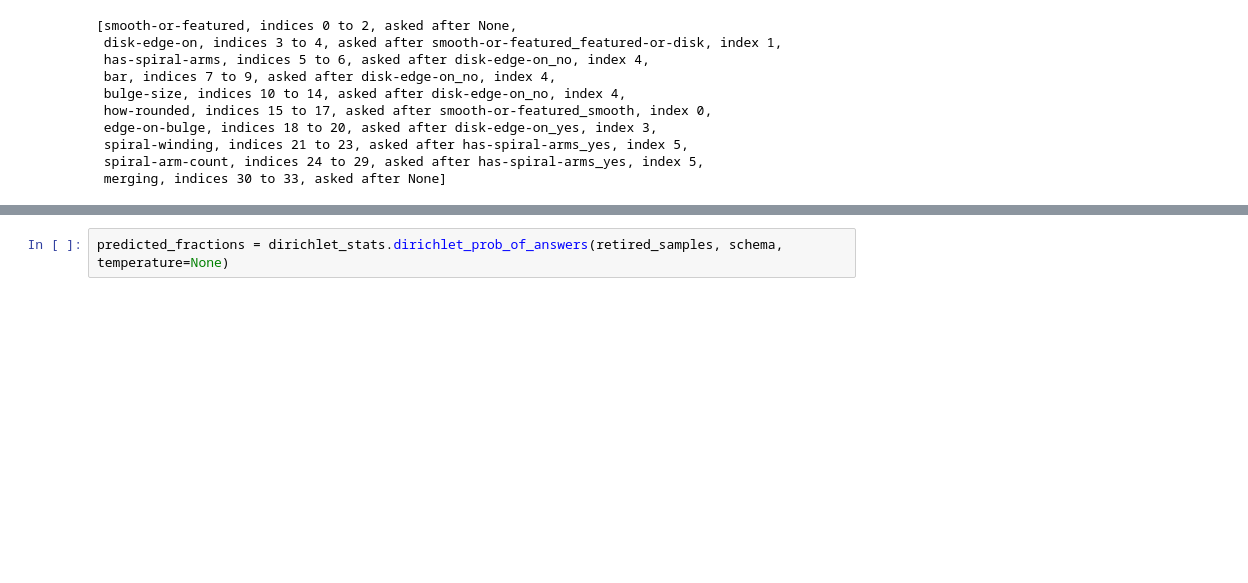
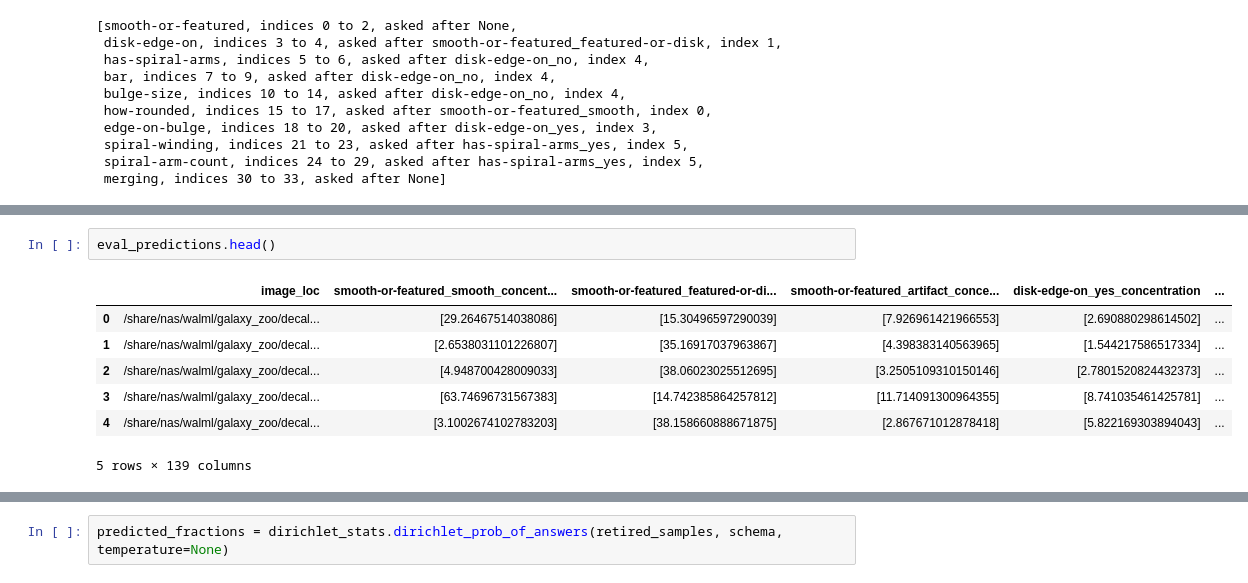
Before and after one commit to colinleach/zoobot, a Jupyter notebook: notebooks/multiq/performance/performance_metrics.ipynb, the cells around one changed output, grey strips where cells are left out. Drawn from its saved outputs; the diff is of its cells as text; blank space fills up the shorter version.

```diff
--- a/notebooks/multiq/performance/performance_metrics.ipynb
+++ b/notebooks/multiq/performance/performance_metrics.ipynb
@@ -104,0 +136,10 @@ print(samples.shape)
+# %%
+eval_predictions.head()
+# %% [output]
+|  | image_loc | smooth-or-featured_smooth_concent... | smooth-or-featured_featured-or-di... | smooth-or-featured_artifact_conce... | disk-edge-on_yes_concentration | ... |
+| 0 | /share/nas/walml/galaxy_zoo/decal... | [29.26467514038086] | [15.30496597290039] | [7.926961421966553] | [2.690880298614502] | ... |
+| 1 | /share/nas/walml/galaxy_zoo/decal... | [2.6538031101226807] | [35.16917037963867] | [4.398383140563965] | [1.544217586517334] | ... |
+| 2 | /share/nas/walml/galaxy_zoo/decal... | [4.948700428009033] | [38.06023025512695] | [3.2505109310150146] | [2.7801520824432373] | ... |
+| 3 | /share/nas/walml/galaxy_zoo/decal... | [63.74696731567383] | [14.742385864257812] | [11.714091300964355] | [8.741035461425781] | ... |
+| 4 | /share/nas/walml/galaxy_zoo/decal... | [3.1002674102783203] | [38.158660888671875] | [2.867671012878418] | [5.822169303894043] | ... |
+5 rows × 139 columns
```
Also changed, not shown: parts of 68 cells of this notebook.
